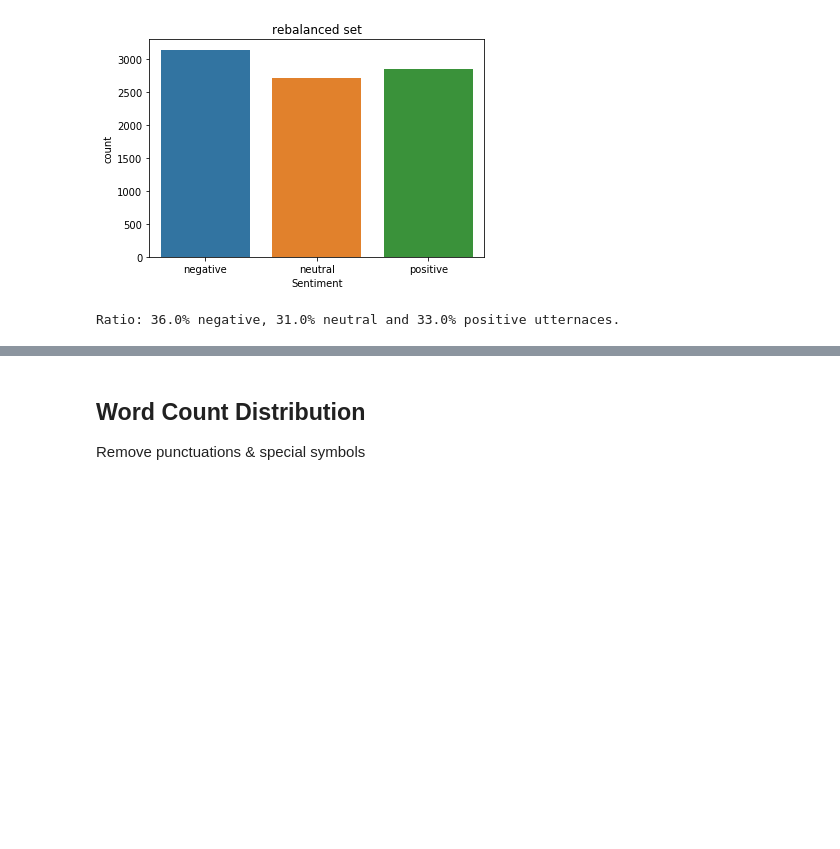
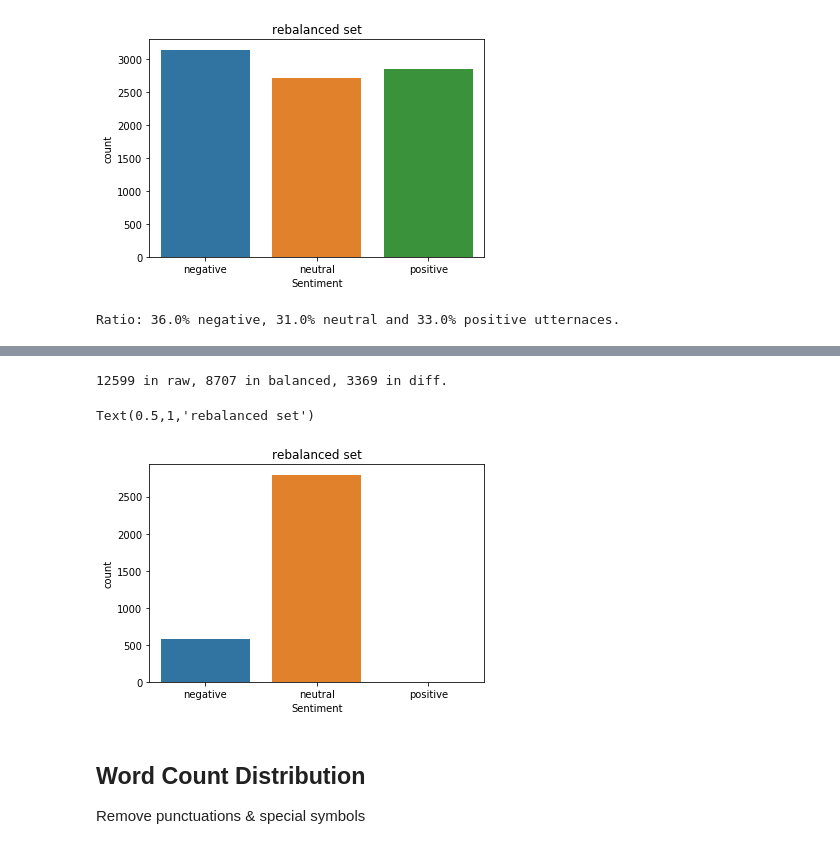
Before and after one commit to zeetaros/ml_nanodegree, a Jupyter notebook: capstone/dev_text_models.ipynb, the cells around one changed output, grey strips where cells are left out. Saved outputs shown, nothing was run; the diff lists cells and outputs as text; code cells hidden in the pictures; blank space fills up the shorter version.

```diff
--- a/capstone/dev_text_models.ipynb
+++ b/capstone/dev_text_models.ipynb
@@ -124,3 +129,12 @@ Ratio: 36.0% negative, 31.0% neutral and 33.0% positive utternaces.
+# %%
+data_diff = pd.concat([data_balanced[['Utterance','Sentiment']],data_raw[['Utterance','Sentiment']]]).drop_duplicates(keep=False)
+# %%
+print(f'{len(data_raw)} in raw, {len(data_balanced)} in balanced, {len(data_diff)} in diff.')
+sns.countplot(x='Sentiment', data=data_diff, order=['negative','neutral','positive']).set_title('rebalanced set')
+# %% [output]
+12599 in raw, 8707 in balanced, 3369 in diff.
+Text(0.5,1,'rebalanced set')
+[figure, added]
 # %% [markdown]
 ## Word Count Distribution
 Remove punctuations & special symbols
```
Also changed, not shown: parts of 27 cells of this notebook.
